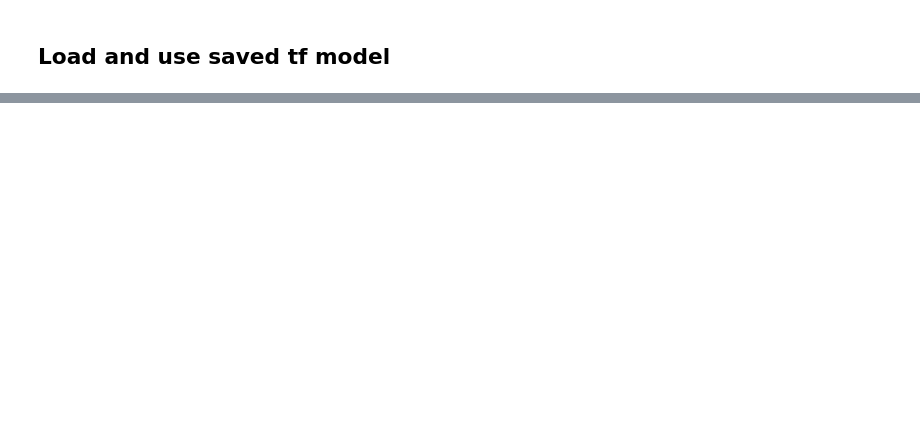
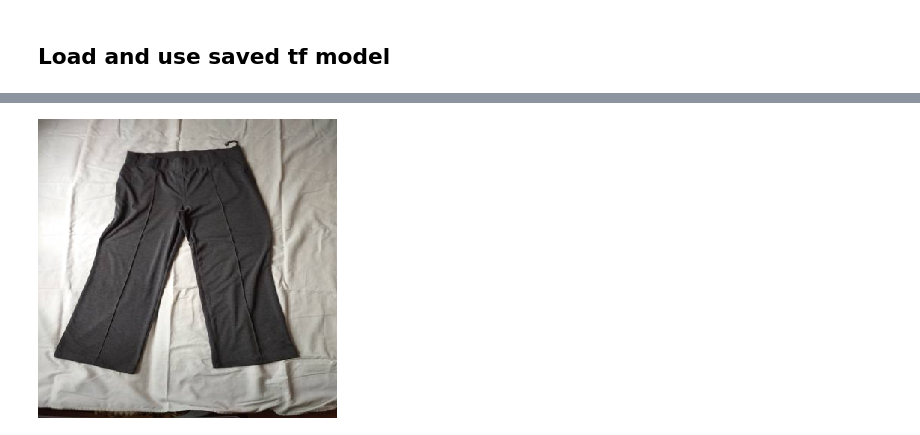
Before and after one commit to ranga4all1/ml-zoomcamp-2024, a Jupyter notebook: 09-serverless/code/tensorflow-model.ipynb, the cells around one changed output, grey strips where cells are left out. Saved outputs shown, nothing was run; the diff lists cells and outputs as text; code cells hidden in the pictures; blank space fills up the shorter version.

```diff
--- a/09-serverless/code/tensorflow-model.ipynb
+++ b/09-serverless/code/tensorflow-model.ipynb
@@ -27,5 +36,7 @@ model = keras.models.load_model('../../08-deep-learning/xception_v4_1_16_0.894.h
 # %%
-load_img('pants.jpg')
+load_img('pants.jpg', target_size=(299, 299))
+# %% [output]
+[figure, added]
 # %%
 img = load_img('pants.jpg', target_size=(299, 299))
 
```
Also changed, not shown: parts of 31 cells of this notebook, 1 other file.
